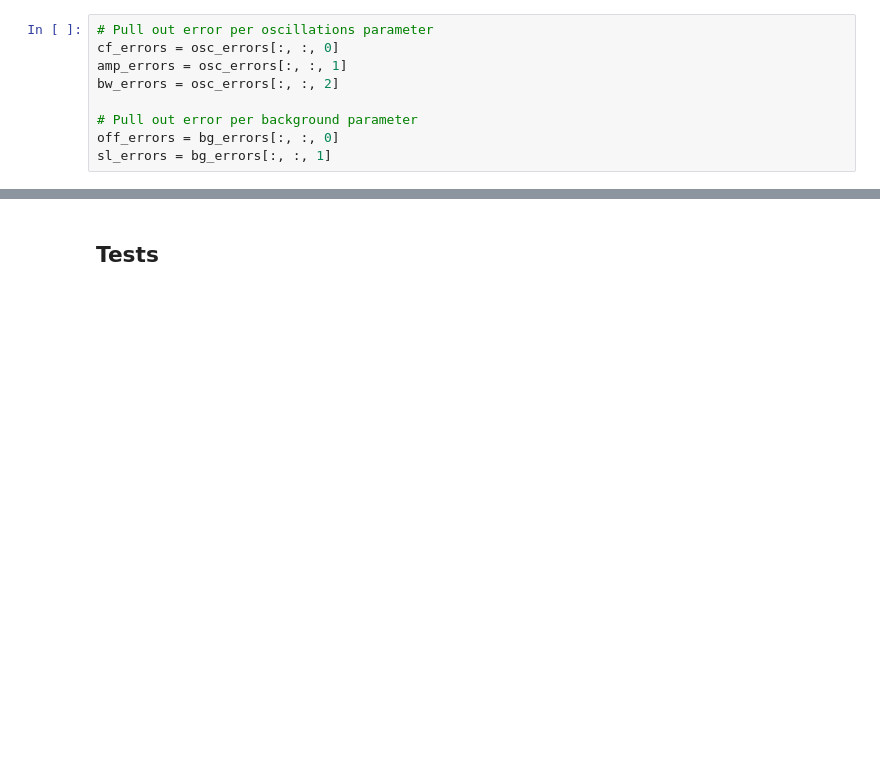
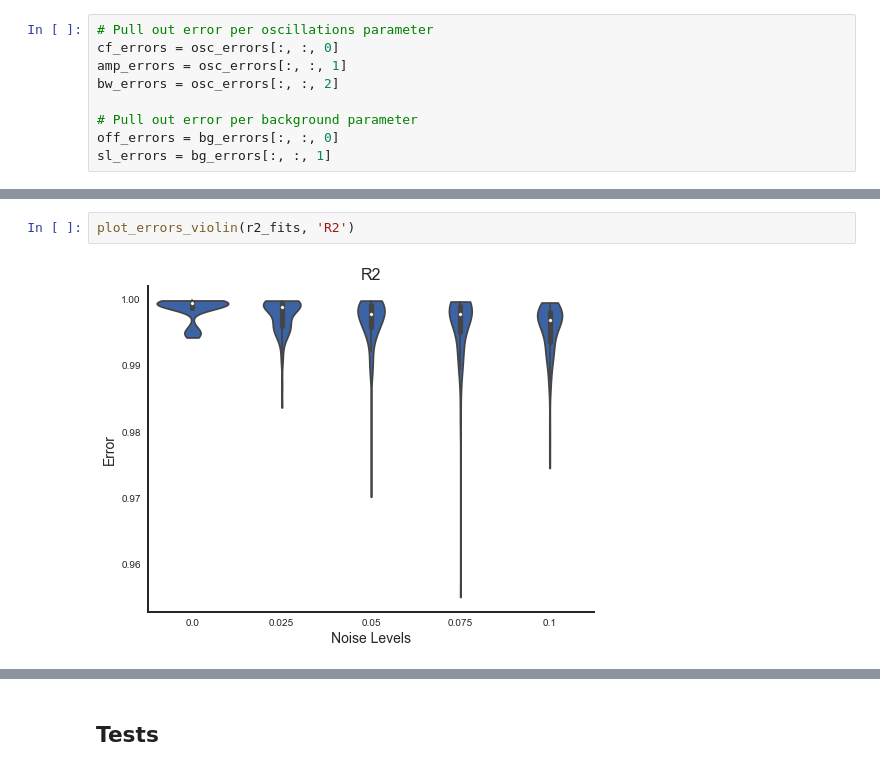
Before and after one commit to TomDonoghue/SIMparam, a Jupyter notebook: FOOOF-SyntheticTesting.ipynb, the cells around one changed output, grey strips where cells are left out. Drawn from its saved outputs; the diff is of its cells as text; blank space fills up the shorter version.

```diff
--- a/FOOOF-SyntheticTesting.ipynb
+++ b/FOOOF-SyntheticTesting.ipynb
@@ -340,0 +245,4 @@ fg = FOOOFGroup(peak_width_limits=[1, 6], max_n_peaks=6)
+# %%
+plot_errors_violin(r2_fits, 'R2')
+# %% [output]
+[figure, added]
```
Also changed, not shown: parts of 50 cells of this notebook.
